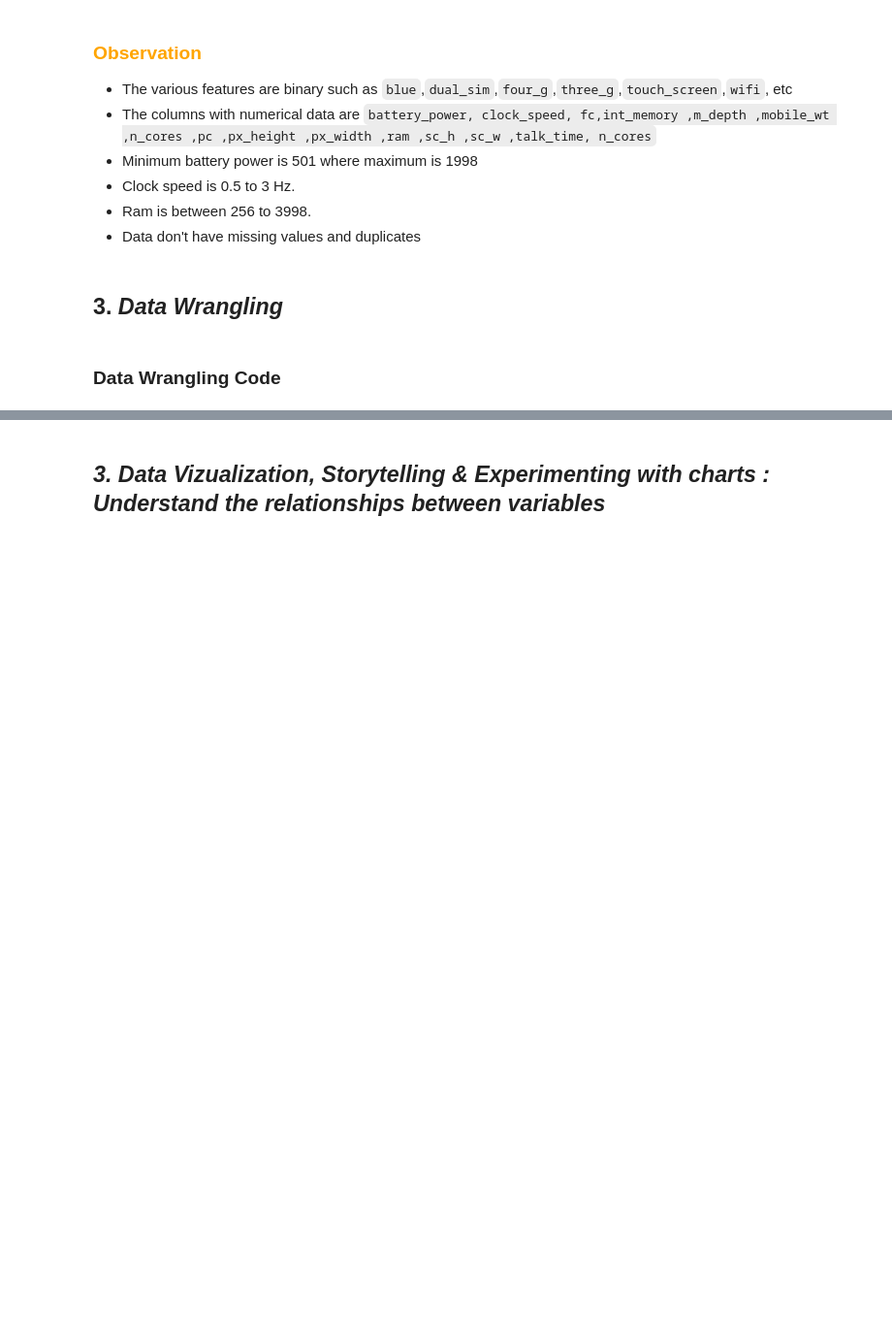
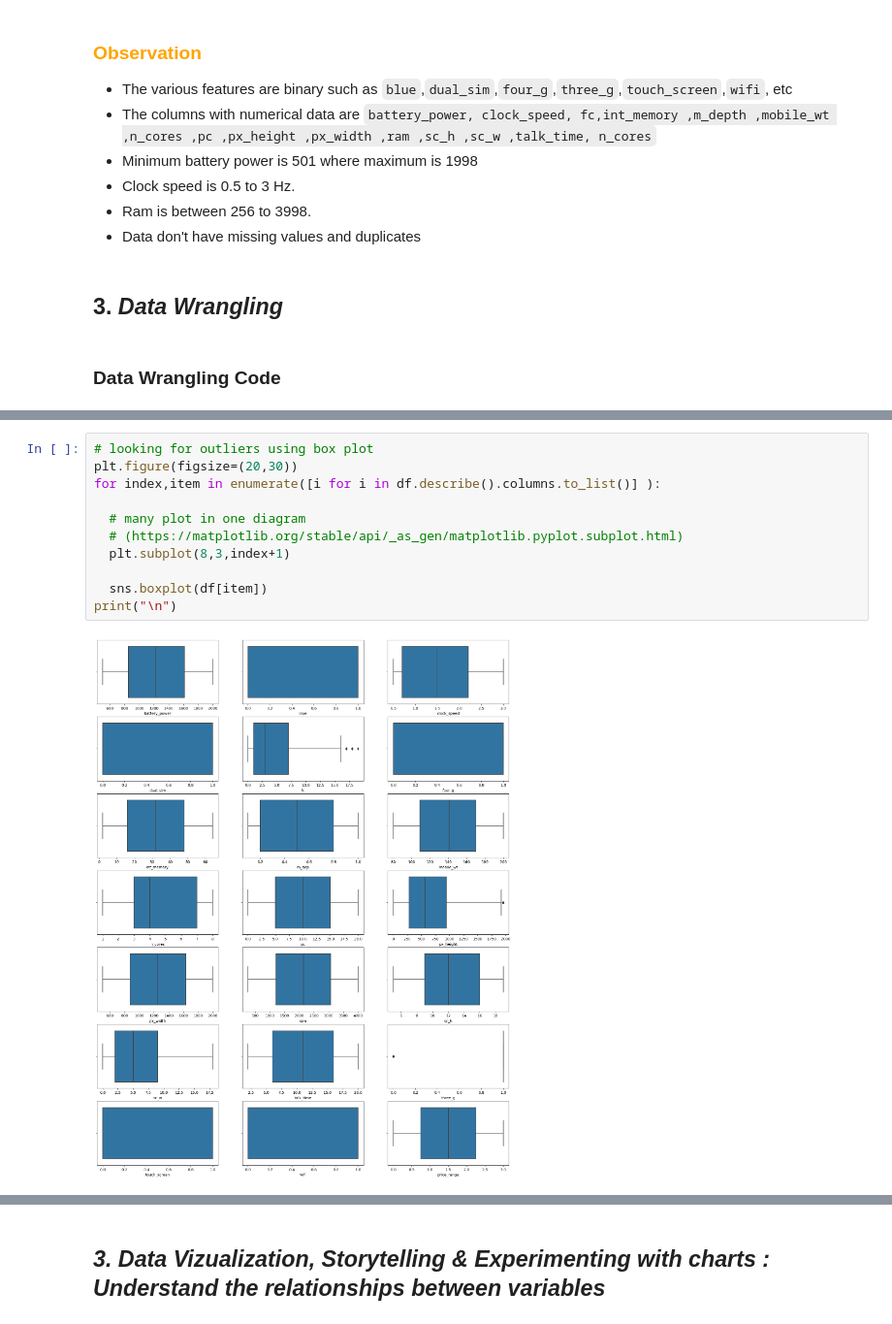
Before and after one commit to MohanVishe/Supervised-ML--Classification----Mobile-Price-Range-Prediction, a Jupyter notebook: Mobile_Price_Range_Prediction_Individual_Project.ipynb, the cells around one changed output, grey strips where cells are left out. Shown at 97% size. Saved outputs shown, nothing was run; the diff lists cells and outputs as text; blank space fills up the shorter version.

```diff
--- a/Mobile_Price_Range_Prediction_Individual_Project.ipynb
+++ b/Mobile_Price_Range_Prediction_Individual_Project.ipynb
@@ -302,0 +386,13 @@ price_range
+# %%
+# looking for outliers using box plot
+plt.figure(figsize=(20,30))
+for index,item in enumerate([i for i in df.describe().columns.to_list()] ):
+
+  # many plot in one diagram
+  # (https://matplotlib.org/stable/api/_as_gen/matplotlib.pyplot.subplot.html)
+  plt.subplot(8,3,index+1)
+
+  sns.boxplot(df[item])
+print("\n")
+# %% [output]
+[figure, added]
```
Also changed, not shown: parts of 57 cells of this notebook.
